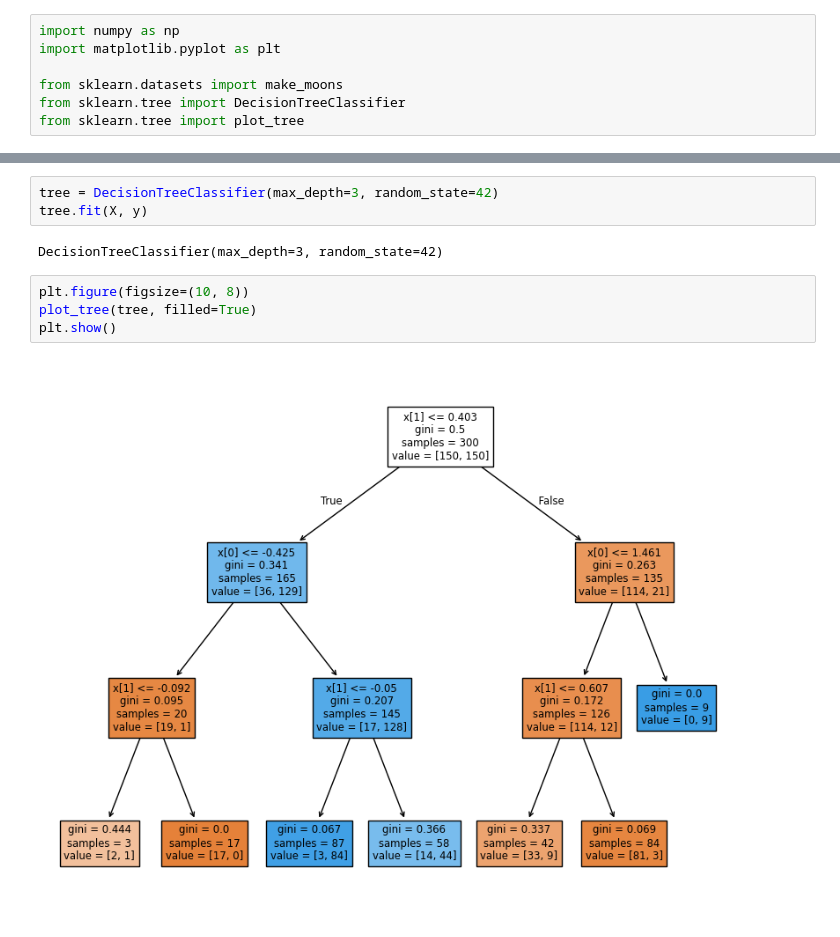
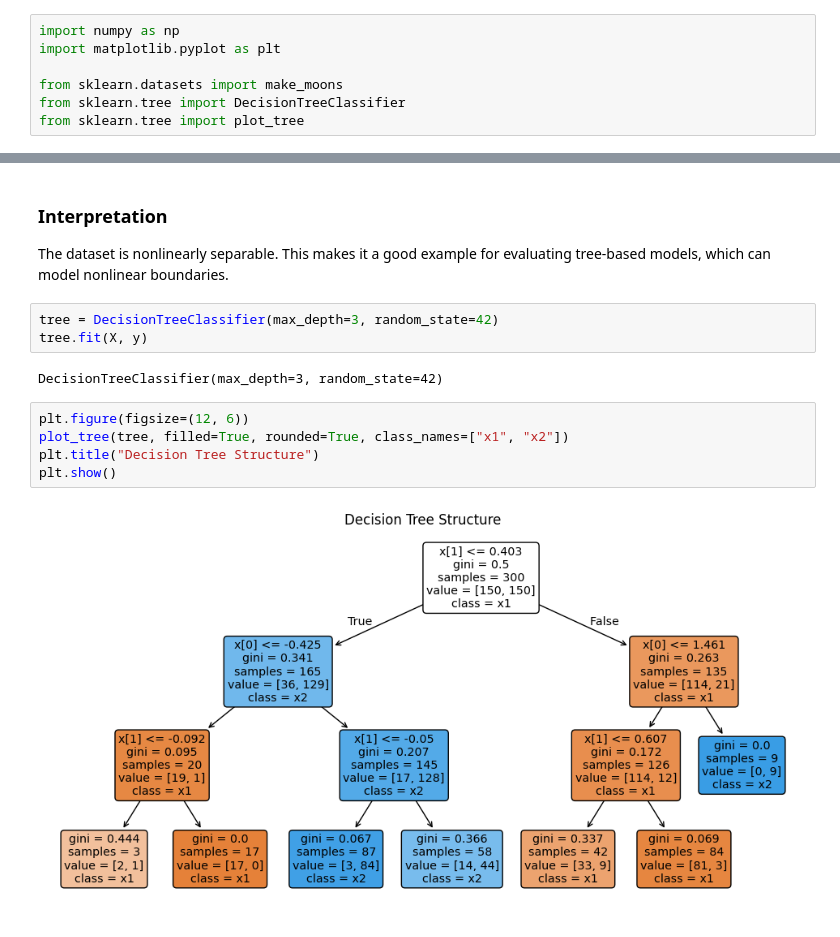
Before and after one commit to architsh007/hands-on-ml-geron, a Jupyter notebook: 06_decision_trees/notebooks/01_classification_decision_tree.ipynb, the cells around one changed output, grey strips where cells are left out. Drawn from its saved outputs; the diff is of its cells as text.

Commit message:
Refactor code structure for improved readability and maintainability

```diff
--- a/06_decision_trees/notebooks/01_classification_decision_tree.ipynb
+++ b/06_decision_trees/notebooks/01_classification_decision_tree.ipynb
@@ -40,11 +73,18 @@ plt.show()
+# %% [markdown]
+### Interpretation
+
+The dataset is nonlinearly separable.
+This makes it a good example for evaluating
+tree-based models, which can model nonlinear boundaries.
 # %%
 tree = DecisionTreeClassifier(max_depth=3, random_state=42)
 tree.fit(X, y)
 # %% [output]
 DecisionTreeClassifier(max_depth=3, random_state=42)
 # %%
-plt.figure(figsize=(10, 8))
-plot_tree(tree, filled=True)
+plt.figure(figsize=(12, 6))
+plot_tree(tree, filled=True, rounded=True, class_names=["x1", "x2"])
+plt.title("Decision Tree Structure")
 plt.show()
 # %% [output]
-[figure, old version]
+[figure, new version]
```
Also changed, not shown: parts of 10 cells of this notebook, 6 other files.
